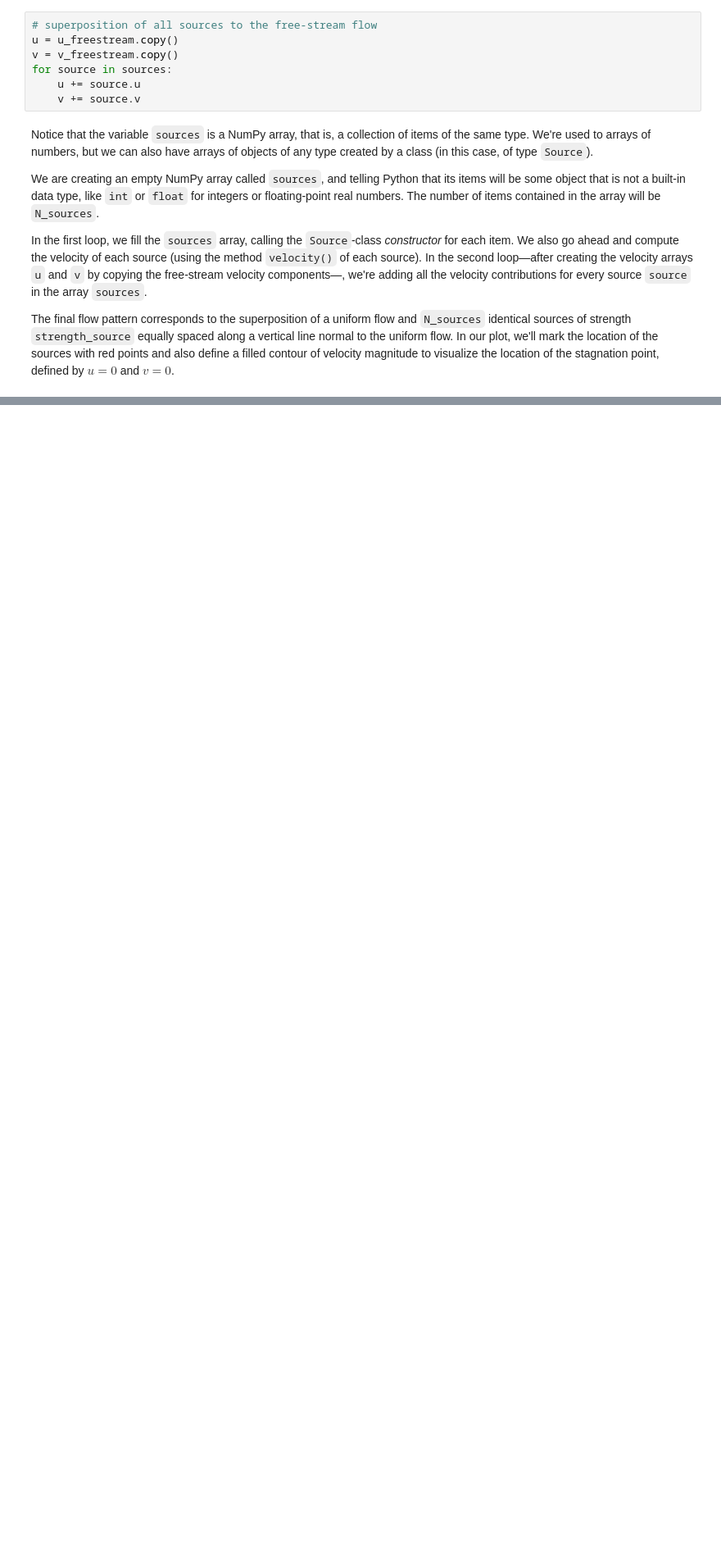
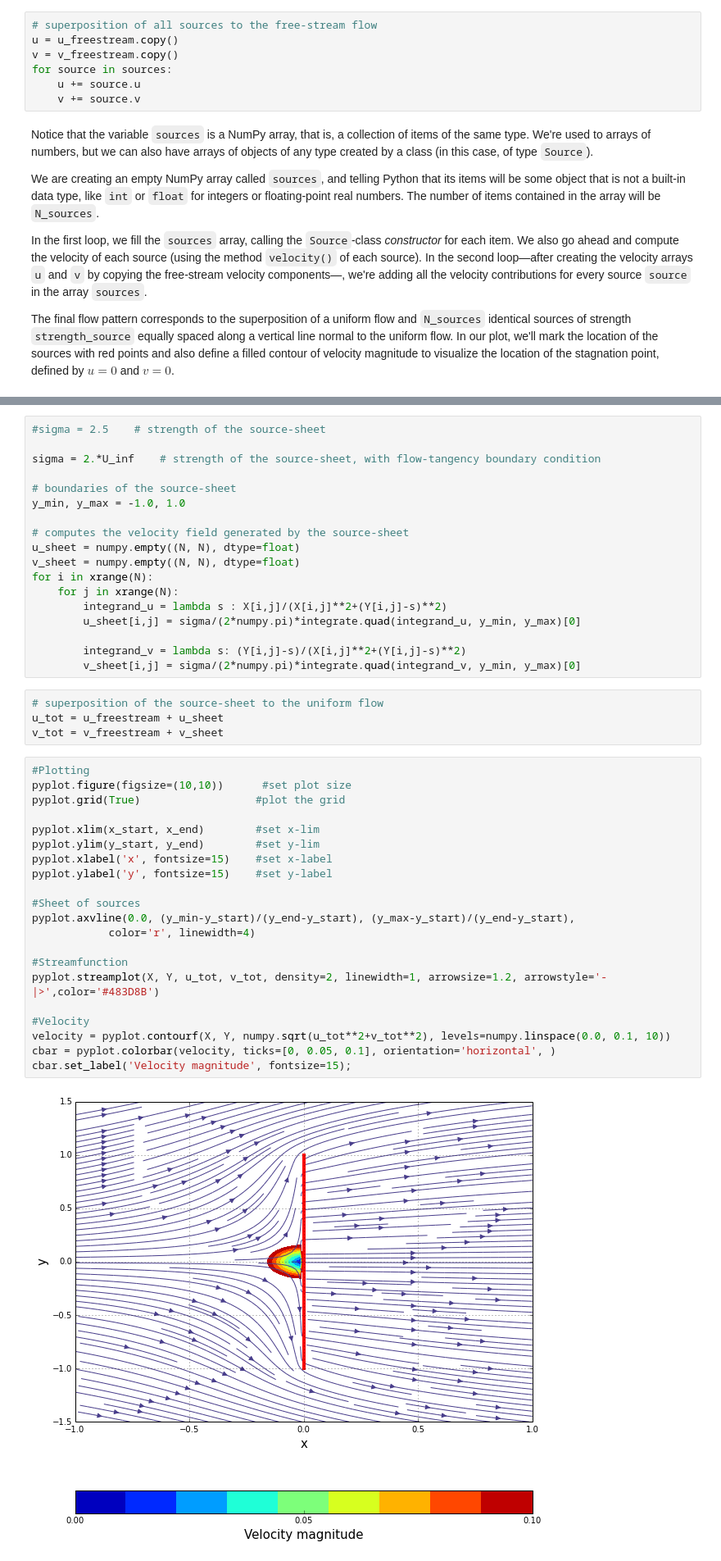
Before and after one commit to engamohd/AeroPython, a Jupyter notebook: my_codes/lesson08_mc.ipynb, the cells around one changed output, grey strips where cells are left out. Shown at 82% size. Cells and saved outputs as stored; diff of their text form; blank space fills up the shorter version.

Commit message:
Starting my version of lesson09

```diff
--- a/my_codes/lesson08_mc.ipynb
+++ b/my_codes/lesson08_mc.ipynb
@@ -117,0 +174,45 @@ cbar.set_label('Velocity magnitude', fontsize=15);
+# %%
+#sigma = 2.5    # strength of the source-sheet
+
+sigma = 2.*U_inf    # strength of the source-sheet, with flow-tangency boundary condition
+
+# boundaries of the source-sheet
+y_min, y_max = -1.0, 1.0
+
+# computes the velocity field generated by the source-sheet
+u_sheet = numpy.empty((N, N), dtype=float)
+v_sheet = numpy.empty((N, N), dtype=float)
+for i in xrange(N):
+    for j in xrange(N):
+        integrand_u = lambda s : X[i,j]/(X[i,j]**2+(Y[i,j]-s)**2)
+        u_sheet[i,j] = sigma/(2*numpy.pi)*integrate.quad(integrand_u, y_min, y_max)[0]
+
+        integrand_v = lambda s: (Y[i,j]-s)/(X[i,j]**2+(Y[i,j]-s)**2)
+        v_sheet[i,j] = sigma/(2*numpy.pi)*integrate.quad(integrand_v, y_min, y_max)[0]
+# %%
+# superposition of the source-sheet to the uniform flow
+u_tot = u_freestream + u_sheet
+v_tot = v_freestream + v_sheet
+# %%
+#Plotting
+pyplot.figure(figsize=(10,10))      #set plot size
+pyplot.grid(True)                  #plot the grid
+
+pyplot.xlim(x_start, x_end)        #set x-lim
+pyplot.ylim(y_start, y_end)        #set y-lim
+pyplot.xlabel('x', fontsize=15)    #set x-label
+pyplot.ylabel('y', fontsize=15)    #set y-label
+
+#Sheet of sources
+pyplot.axvline(0.0, (y_min-y_start)/(y_end-y_start), (y_max-y_start)/(y_end-y_start),
+            color='r', linewidth=4)
+
+#Streamfunction
+pyplot.streamplot(X, Y, u_tot, v_tot, density=2, linewidth=1, arrowsize=1.2, arrowstyle='-|>',color='#483D8B')
+
+#Velocity
+velocity = pyplot.contourf(X, Y, numpy.sqrt(u_tot**2+v_tot**2), levels=numpy.linspace(0.0, 0.1, 10))
+cbar = pyplot.colorbar(velocity, ticks=[0, 0.05, 0.1], orientation='horizontal', )
+cbar.set_label('Velocity magnitude', fontsize=15);
+# %% [output]
+[figure, added]
```
Also changed, not shown: parts of 7 cells of this notebook, 1 other file.
